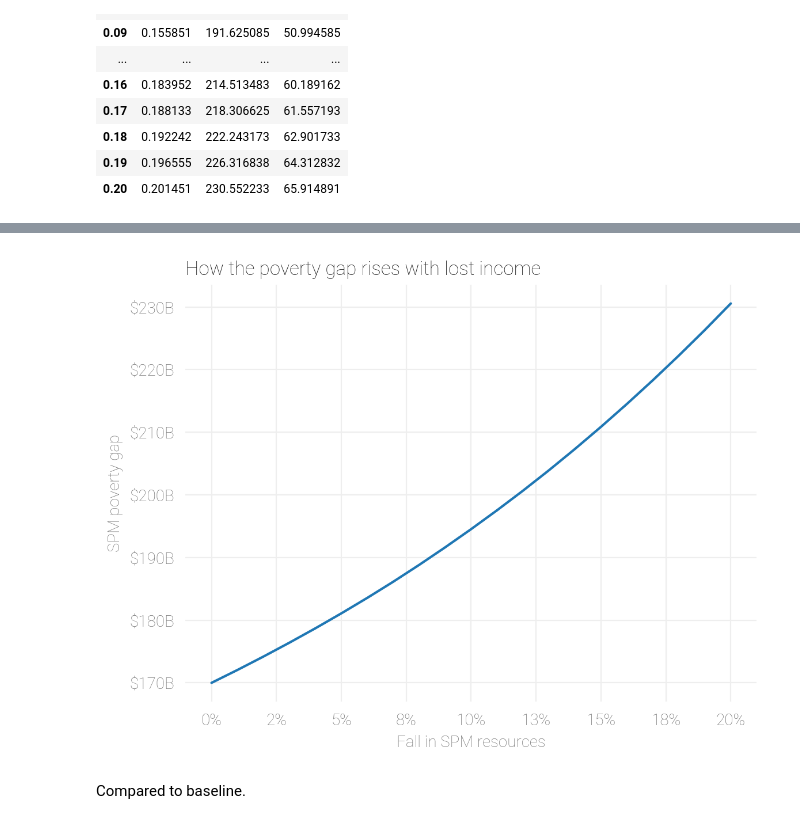
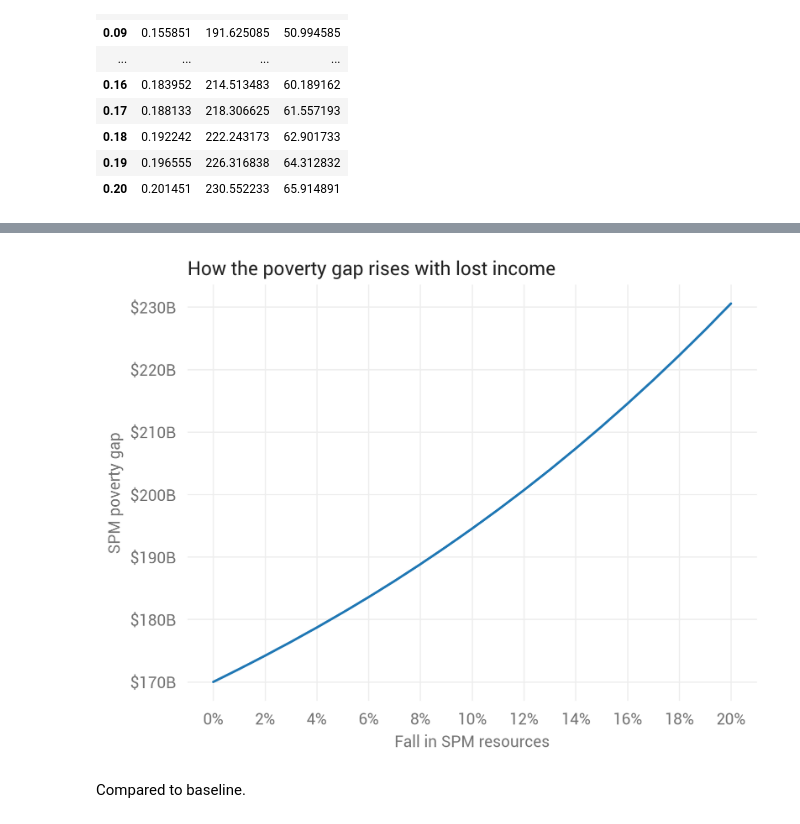
Before and after one commit to UBICenter/ubi-center, a Jupyter notebook: notebooks/covid/covid_ubi.ipynb, the cells around one changed output, grey strips where cells are left out. Saved outputs shown, nothing was run; the diff lists cells and outputs as text; code cells hidden in the pictures.

```diff
--- a/notebooks/covid/covid_ubi.ipynb
+++ b/notebooks/covid/covid_ubi.ipynb
@@ -14,6 +14,3 @@ import matplotlib as mpl
 import os
 # %% [markdown]
 ### Other
-# %%
-!wget https://github.com/MaxGhenis/random/raw/master/Roboto-Regular.ttf
-mdf.set_plot_style()
@@ -36,3 +17,5 @@ Roboto-Regular.ttf  100%[===================>] 141.94K  --.-KB/s    in 0.04s
+# %%
+mdf.set_plot_style(dpi=300)
 # %% [markdown]
 ### Load data
 
@@ -312,13 +279,14 @@ plt.show()
 # %%
 ax = cuts.pov_gap_b.plot()
 plt.title('How the poverty gap rises with lost income', loc='left')
+plt.xticks(np.arange(0, 0.21, 0.02))
 ax.xaxis.set_major_formatter(mpl.ticker.PercentFormatter(xmax=1, decimals=0))
 ax.yaxis.set_major_formatter(mdf.dollar_format('B'))
 plt.xlabel('Fall in SPM resources')
 plt.ylabel('SPM poverty gap')
 plt.show()
 # %% [output]
-[figure, old version]
+[figure, new version]
 # %% [markdown]
 Compared to baseline.
 # %%
```
Also changed, not shown: parts of 29 cells of this notebook.
